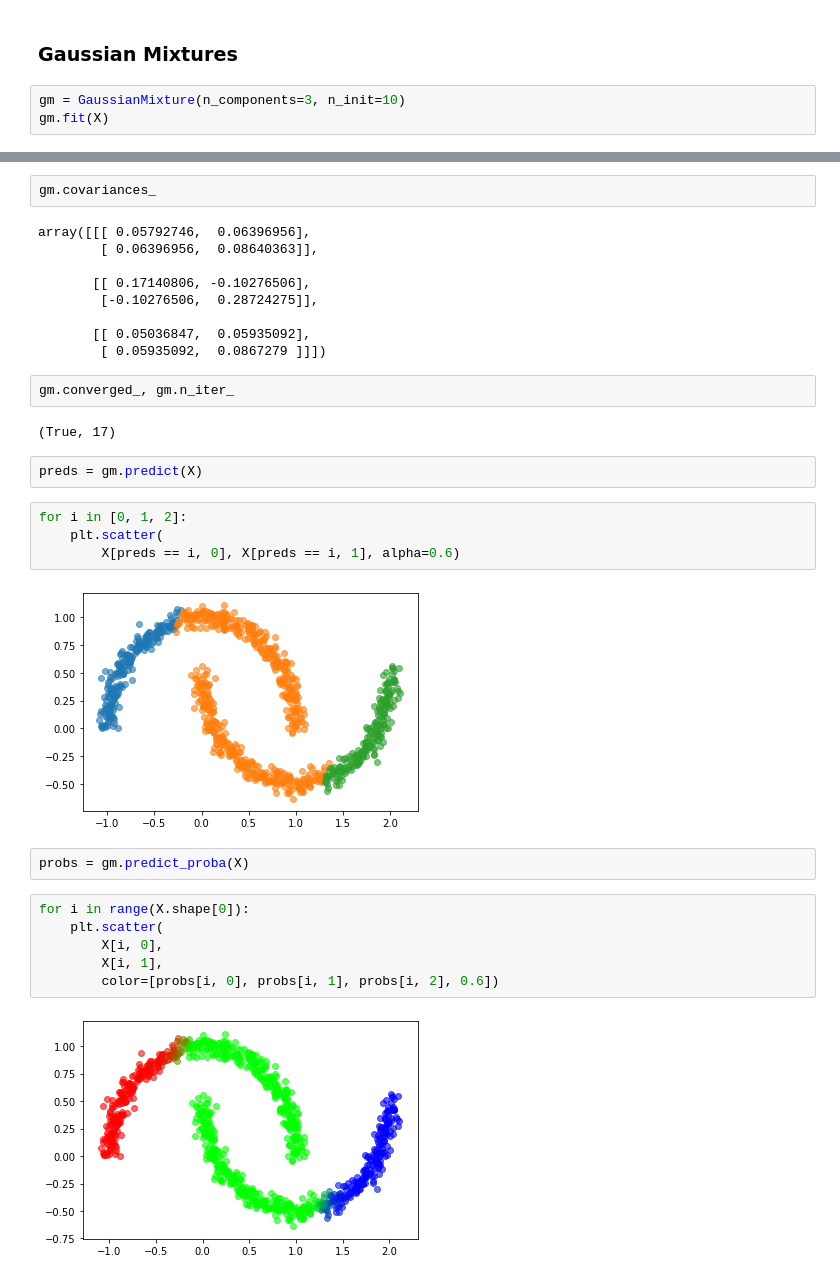
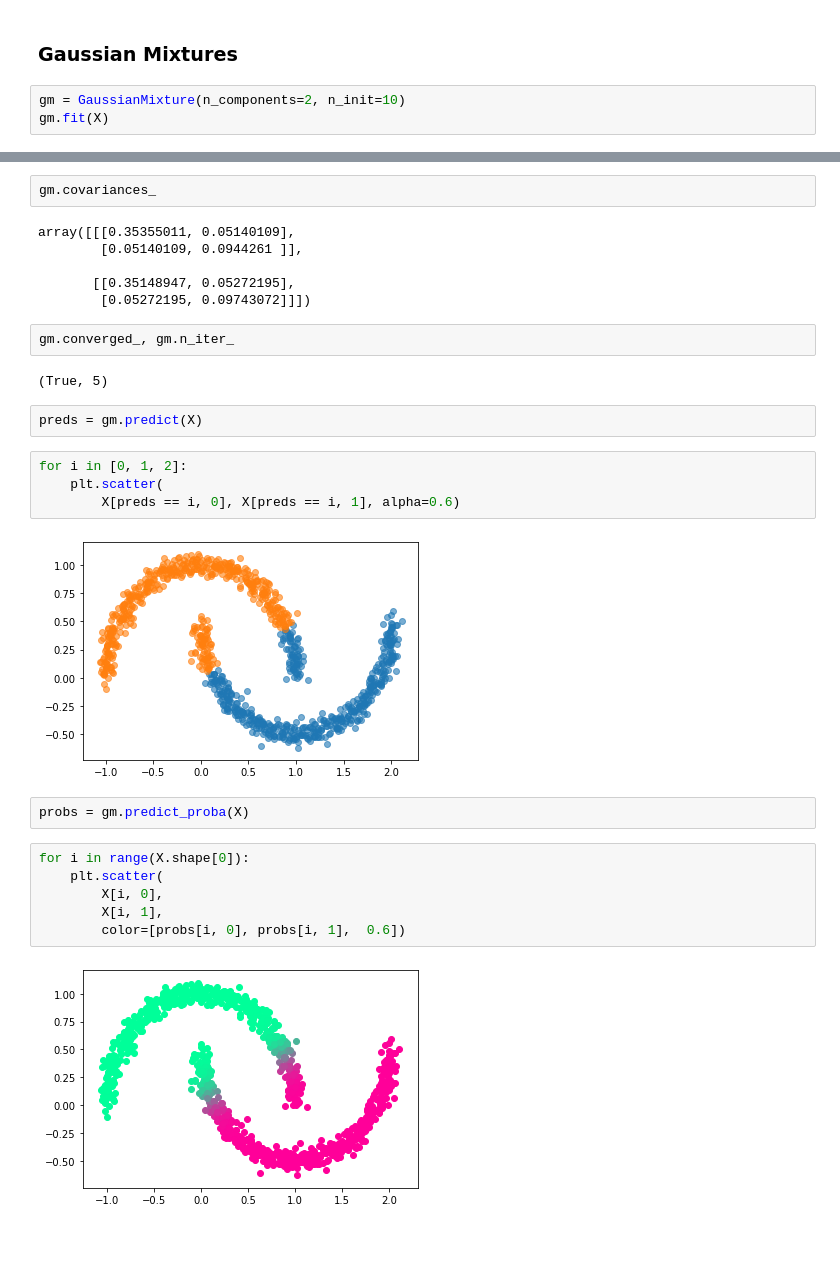
Before and after one commit to damiansp/neuralNet, a Jupyter notebook: python/handsOn/09_unsupervised/unsupervised_learning.py.ipynb, the cells around one changed output, grey strips where cells are left out. Drawn from its saved outputs; the diff is of its cells as text; blank space fills up the shorter version.

```diff
--- a/python/handsOn/09_unsupervised/unsupervised_learning.py.ipynb
+++ b/python/handsOn/09_unsupervised/unsupervised_learning.py.ipynb
@@ -278,7 +278,7 @@ for i in range(-1, 13):
 # %% [markdown]
 ### Gaussian Mixtures
 # %%
-gm = GaussianMixture(n_components=3, n_init=10)
+gm = GaussianMixture(n_components=2, n_init=10)
 gm.fit(X)
 # %% [output]
 GaussianMixture(covariance_type='full', init_params='kmeans', max_iter=100,
@@ -299,18 +298,15 @@ array([[-0.73769531,  0.5617276 ],
 # %%
 gm.covariances_
 # %% [output]
-array([[[ 0.05792746,  0.06396956],
-        [ 0.06396956,  0.08640363]],
+array([[[0.35355011, 0.05140109],
+        [0.05140109, 0.0944261 ]],
 
-       [[ 0.17140806, -0.10276506],
-        [-0.10276506,  0.28724275]],
-
-       [[ 0.05036847,  0.05935092],
-        [ 0.05935092,  0.0867279 ]]])
+       [[0.35148947, 0.05272195],
+        [0.05272195, 0.09743072]]])
 # %%
 gm.converged_, gm.n_iter_
 # %% [output]
-(True, 17)
+(True, 5)
 # %%
 preds = gm.predict(X)
 # %%
@@ -318,17 +314,17 @@ for i in [0, 1, 2]:
     plt.scatter(
         X[preds == i, 0], X[preds == i, 1], alpha=0.6)
 # %% [output]
-[figure, old version]
+[figure, new version]
 # %%
 probs = gm.predict_proba(X)
 # %%
 for i in range(X.shape[0]):
     plt.scatter(
         X[i, 0],
         X[i, 1],
-        color=[probs[i, 0], probs[i, 1], probs[i, 2], 0.6])
+        color=[probs[i, 0], probs[i, 1],  0.6])
 # %% [output]
-[figure, old version]
+[figure, new version]
 # %%
 X_new, y_new = gm.sample(6)
 X_new
```
Also changed, not shown: parts of 20 cells of this notebook.
